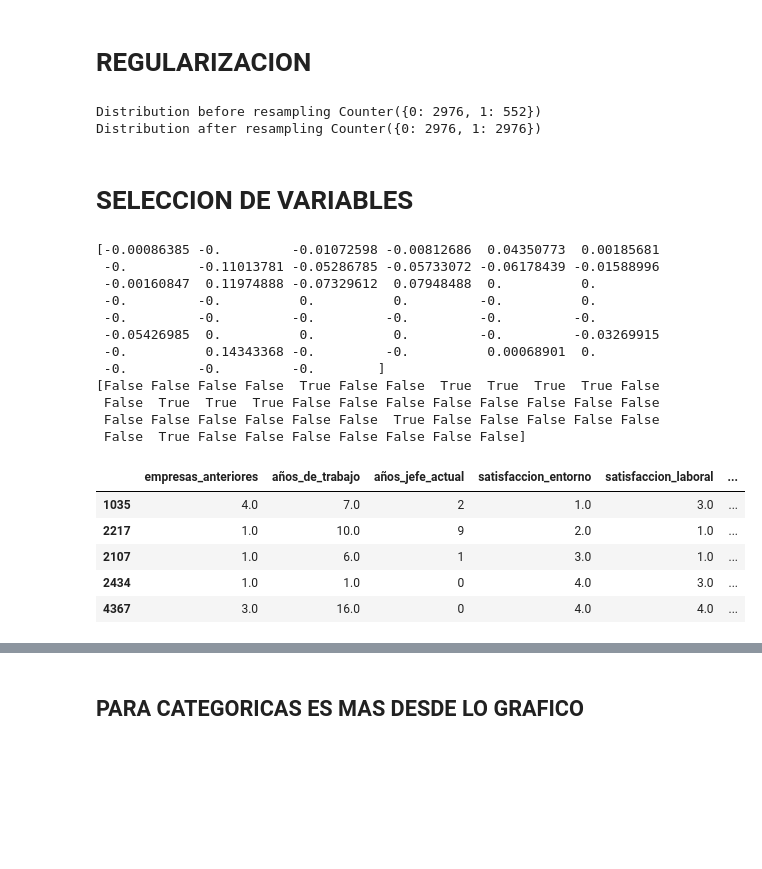
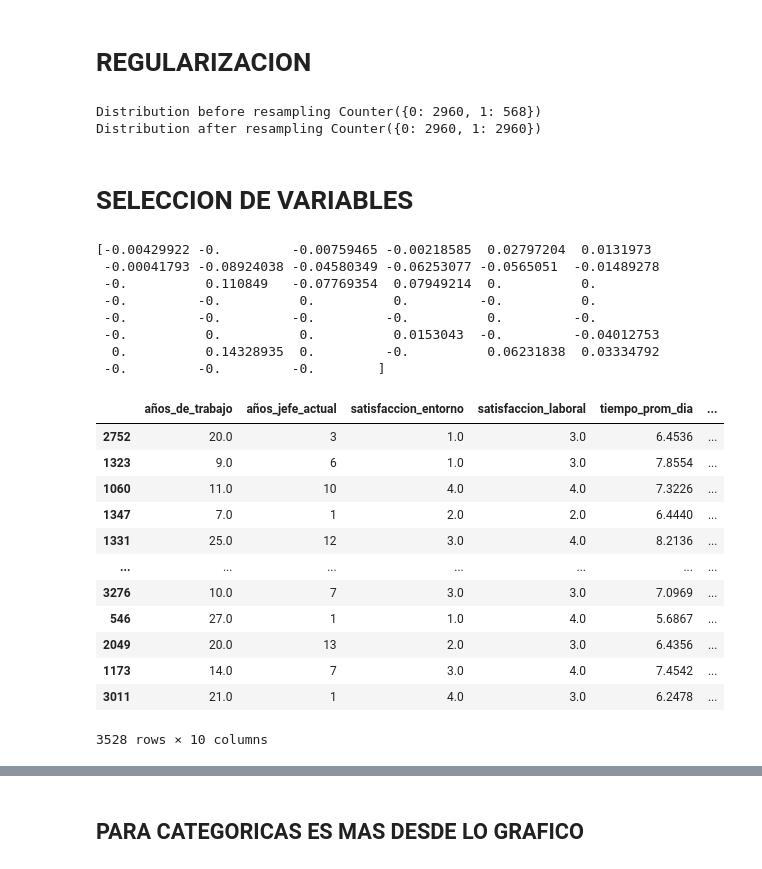
Before and after one commit to CamiloLoaiza12/Analitica2_trabajo1, a Jupyter notebook: Selección_de_variables_y_regularización.ipynb, the cells around one changed output, grey strips where cells are left out. Saved outputs shown, nothing was run; the diff lists cells and outputs as text; code cells hidden in the pictures; blank space fills up the shorter version.

Commit message:
modelos

```diff
--- a/Selección_de_variables_y_regularización.ipynb
+++ b/Selección_de_variables_y_regularización.ipynb
@@ -162,0 +185,13 @@ X_test_std = pipeline.transform(X_test)
+# %%
+from sklearn.metrics import accuracy_score
+
+# Entrenamiento del modelo
+modelo = LogisticRegression()
+
+# Ajustar el modelo a los datos
+modelo.fit(X_train_std, y_train)
+
+# Desempeño en el entrenamiento
+y_train_pred = modelo.predict(X_train_std)
+
+print('Exactitud en el entrenamiento: %.3f'  %accuracy_score(y_train, y_train_pred) )
@@ -162,0 +253,14 @@ X_test_std = pipeline.transform(X_test)
+# %%
+from sklearn.metrics import accuracy_score
+X_train_std1=X_train_std.copy()
+X_test_std1=X_test_std.copy()
+# Entrenamiento del modelo
+modelo1 = LogisticRegression(class_weight="balanced",random_state=142)
+
+# Ajustar el modelo a los datos
+modelo1.fit(X_train_std1, y_train)
+
+# Desempeño en el entrenamiento
+y_train_pred1 = modelo1.predict(X_train_std1)
+
+print('Exactitud en el entrenamiento: %.3f'  %accuracy_score(y_train, y_train_pred1) )
@@ -173,8 +330,8 @@ x_train_res, y_train_res = os_us.fit_resample(X_train_std, y_train)
 print ("Distribution before resampling {}".format(Counter(y_train)))
 print ("Distribution after resampling {}".format(Counter(y_train_res)))
 # %% [output]
-Distribution before resampling Counter({0: 2976, 1: 552})
-Distribution after resampling Counter({0: 2976, 1: 2976})
+Distribution before resampling Counter({0: 2960, 1: 568})
+Distribution after resampling Counter({0: 2960, 1: 2960})
 # %% [markdown]
 # SELECCION DE VARIABLES
 # %%
@@ -188,30 +345,33 @@ from sklearn.linear_model import Lasso, Ridge
 # %%
 
 sel_ = SelectFromModel(Lasso(alpha = 0.01, max_iter=10000), max_features=10) #entre mas aumente el parametro de serializacon, ams variables van atender a 0
 sel_.fit(x_train_res, y_train_res)
 print(sel_.estimator_.coef_)
 
 #Obtener variables seleccionadas
 X_new = sel_.get_support()#descarta los coeficientes mas cercanos a 0
-print(X_new)
-df_new = X_train.iloc[:,X_new]
-df_new.head()
+X_train_modelo2 = x_train_res[:,X_new]
+X_test_modelo2= X_test_std[:,X_new]
+X_train.iloc[:,X_new]
 # %% [output]
-[-0.00086385 -0.         -0.01072598 -0.00812686  0.04350773  0.00185681
- -0.         -0.11013781 -0.05286785 -0.05733072 -0.06178439 -0.01588996
- -0.00160847  0.11974888 -0.07329612  0.07948488  0.          0.
+[-0.00429922 -0.         -0.00759465 -0.00218585  0.02797204  0.0131973
+ -0.00041793 -0.08924038 -0.04580349 -0.06253077 -0.0565051  -0.01489278
+ -0.          0.110849   -0.07769354  0.07949214  0.          0.
  -0.         -0.          0.          0.         -0.          0.
- -0.         -0.         -0.         -0.         -0.         -0.
- -0.05426985  0.          0.          0.         -0.         -0.03269915
- -0.          0.14343368 -0.         -0.          0.00068901  0.
+ -0.         -0.         -0.         -0.          0.         -0.
+ -0.          0.          0.          0.0153043  -0.         -0.04012753
+  0.          0.14328935  0.         -0.          0.06231838  0.03334792
  -0.         -0.         -0.        ]
-[False False False False  True False False  True  True  True  True False
- False  True  True  True False False False False False False False False
- False False False False False False  True False False False False False
- False  True False False False False False False False]
-|  | empresas_anteriores | años_de_trabajo | años_jefe_actual | satisfaccion_entorno | satisfaccion_laboral | ... |
-| 1035 | 4.0 | 7.0 | 2 | 1.0 | 3.0 | ... |
-| 2217 | 1.0 | 10.0 | 9 | 2.0 | 1.0 | ... |
-| 2107 | 1.0 | 6.0 | 1 | 3.0 | 1.0 | ... |
-| 2434 | 1.0 | 1.0 | 0 | 4.0 | 3.0 | ... |
-| 4367 | 3.0 | 16.0 | 0 | 4.0 | 4.0 | ... |
+|  | años_de_trabajo | años_jefe_actual | satisfaccion_entorno | satisfaccion_laboral | tiempo_prom_dia | ... |
+| 2752 | 20.0 | 3 | 1.0 | 3.0 | 6.4536 | ... |
+| 1323 | 9.0 | 6 | 1.0 | 3.0 | 7.8554 | ... |
+| 1060 | 11.0 | 10 | 4.0 | 4.0 | 7.3226 | ... |
+| 1347 | 7.0 | 1 | 2.0 | 2.0 | 6.4440 | ... |
+| 1331 | 25.0 | 12 | 3.0 | 4.0 | 8.2136 | ... |
+| ... | ... | ... | ... | ... | ... | ... |
+| 3276 | 10.0 | 7 | 3.0 | 3.0 | 7.0969 | ... |
+| 546 | 27.0 | 1 | 1.0 | 4.0 | 5.6867 | ... |
+| 2049 | 20.0 | 13 | 2.0 | 3.0 | 6.4356 | ... |
+| 1173 | 14.0 | 7 | 3.0 | 4.0 | 7.4542 | ... |
+| 3011 | 21.0 | 1 | 4.0 | 3.0 | 6.2478 | ... |
+3528 rows × 10 columns
```
Also changed, not shown: parts of 22 cells of this notebook, 2 other files.
